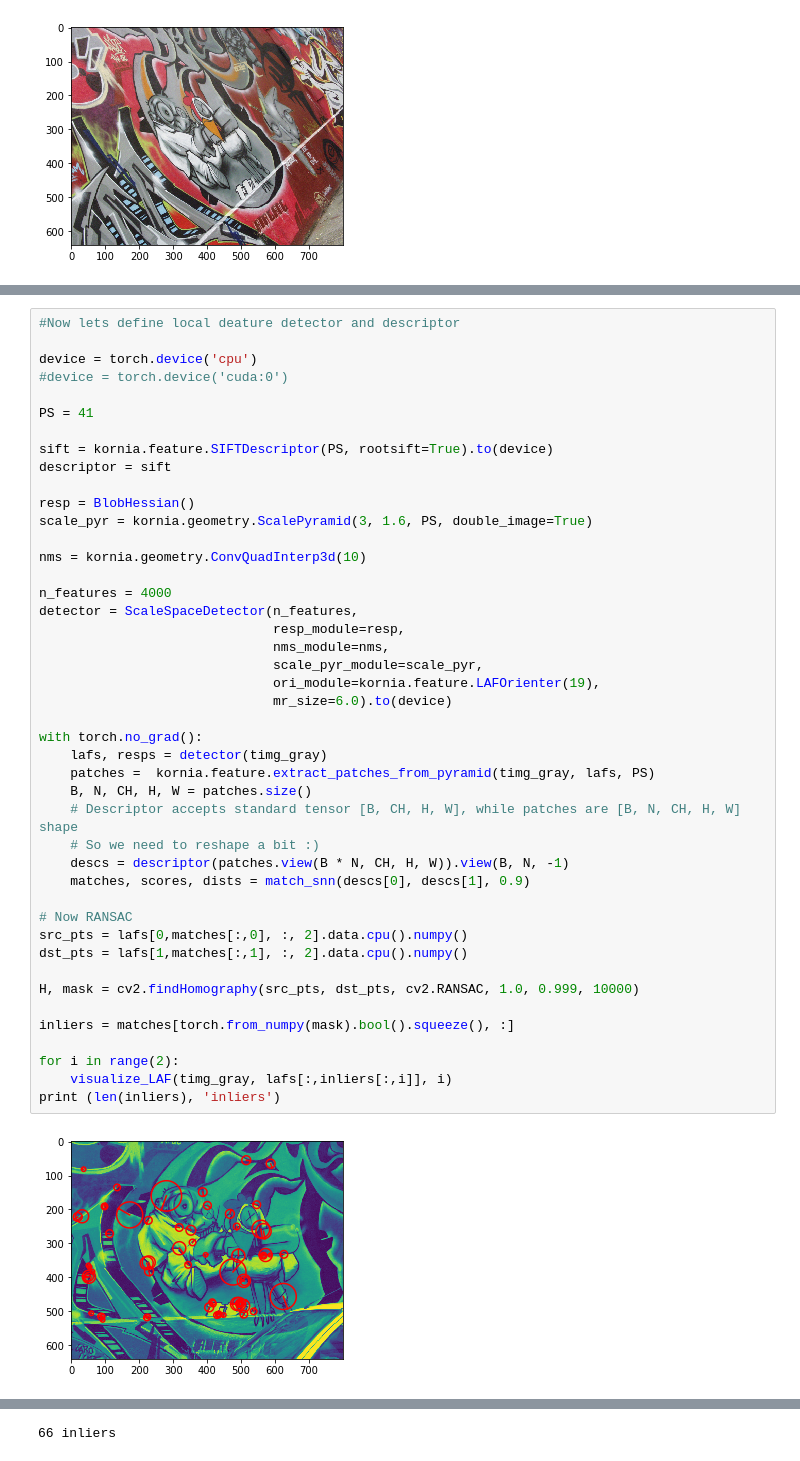
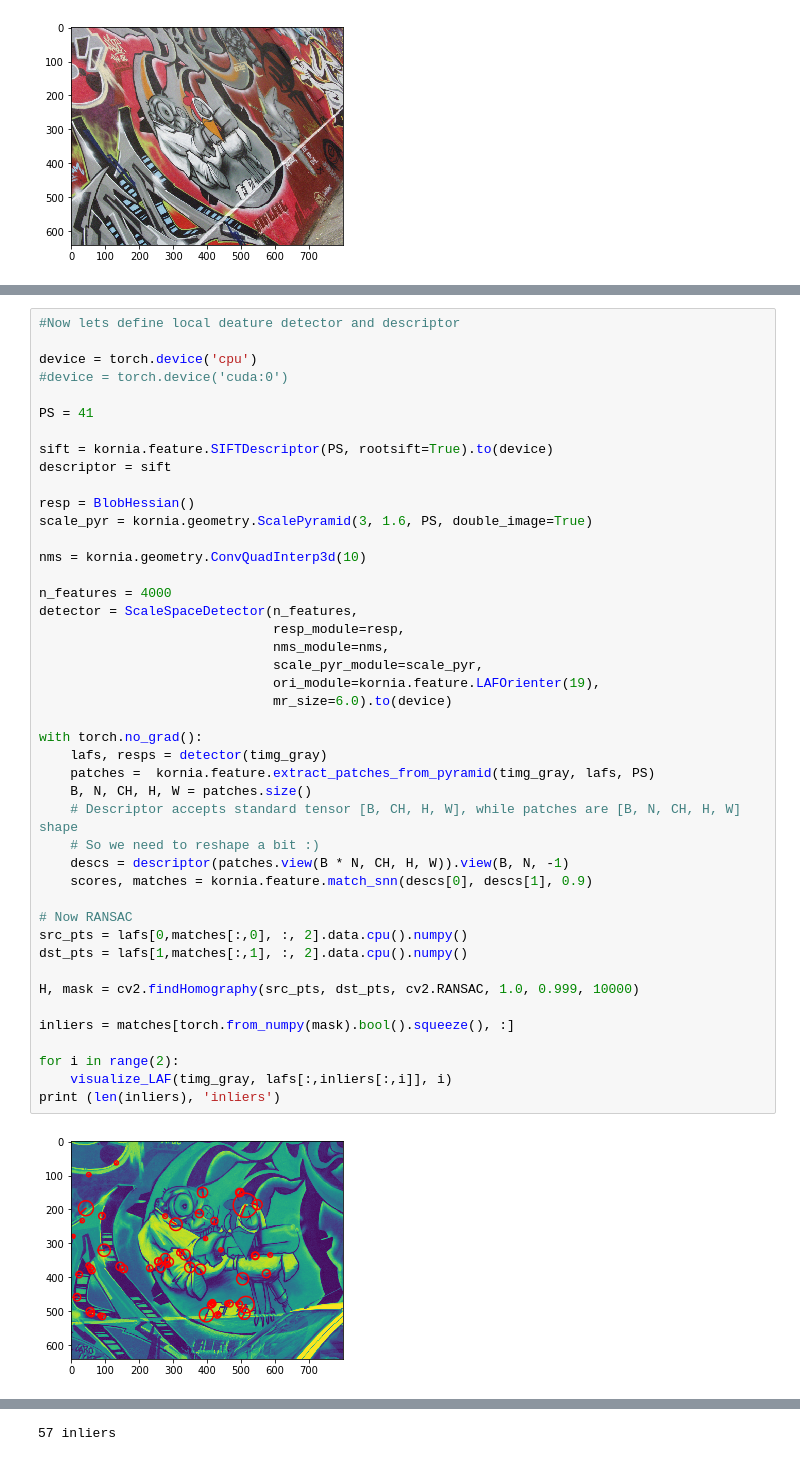
Before and after one commit to kornia/kornia-examples, a Jupyter notebook: image-matching-example.ipynb, the cells around one changed output, grey strips where cells are left out. Saved outputs shown, nothing was run; the diff lists cells and outputs as text.

```diff
--- a/image-matching-example.ipynb
+++ b/image-matching-example.ipynb
@@ -69,32 +59,32 @@ scale_pyr = kornia.geometry.ScalePyramid(3, 1.6, PS, double_image=True)
 nms = kornia.geometry.ConvQuadInterp3d(10)
 
 n_features = 4000
 detector = ScaleSpaceDetector(n_features,
                               resp_module=resp,
                               nms_module=nms,
                               scale_pyr_module=scale_pyr,
                               ori_module=kornia.feature.LAFOrienter(19),
                               mr_size=6.0).to(device)
 
 with torch.no_grad():
     lafs, resps = detector(timg_gray)
     patches =  kornia.feature.extract_patches_from_pyramid(timg_gray, lafs, PS)
     B, N, CH, H, W = patches.size()
     # Descriptor accepts standard tensor [B, CH, H, W], while patches are [B, N, CH, H, W] shape
     # So we need to reshape a bit :)
     descs = descriptor(patches.view(B * N, CH, H, W)).view(B, N, -1)
-    matches, scores, dists = match_snn(descs[0], descs[1], 0.9)
+    scores, matches = kornia.feature.match_snn(descs[0], descs[1], 0.9)
 
 # Now RANSAC
 src_pts = lafs[0,matches[:,0], :, 2].data.cpu().numpy()
 dst_pts = lafs[1,matches[:,1], :, 2].data.cpu().numpy()
 
 H, mask = cv2.findHomography(src_pts, dst_pts, cv2.RANSAC, 1.0, 0.999, 10000)
 
 inliers = matches[torch.from_numpy(mask).bool().squeeze(), :]
 
 for i in range(2):
     visualize_LAF(timg_gray, lafs[:,inliers[:,i]], i)
 print (len(inliers), 'inliers')
 # %% [output]
-[figure, old version]
+[figure, new version]
@@ -102,4 +92,4 @@ print (len(inliers), 'inliers')
-66 inliers
+57 inliers
 # %%
 
 #Now lets define  affine local deature detector and descriptor
```
Also changed, not shown: parts of 4 cells of this notebook.
